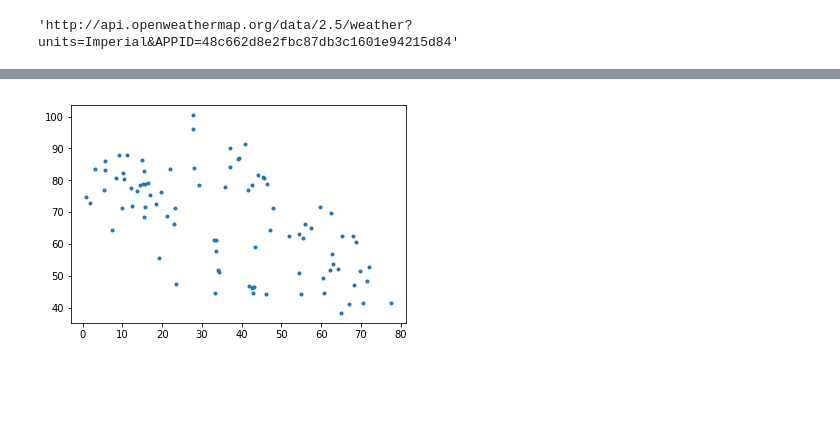
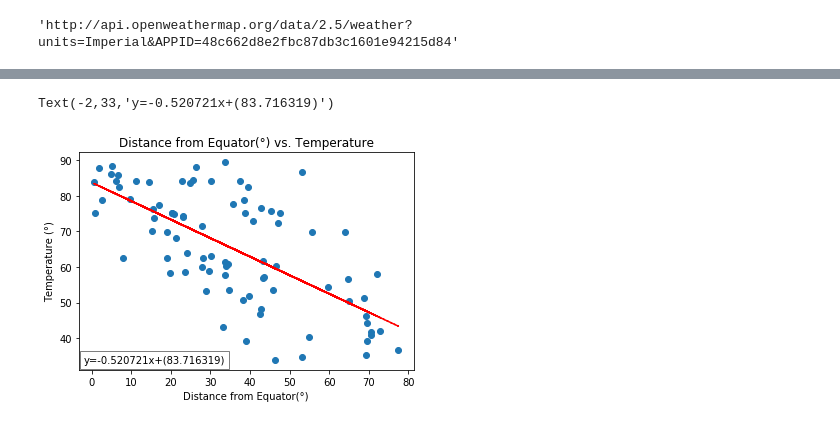
Before and after one commit to warnerm06/WeatherPy, a Jupyter notebook: WeatherPy_Solved_MEW.ipynb, the cells around one changed output, grey strips where cells are left out. Saved outputs shown, nothing was run; the diff lists cells and outputs as text; code cells hidden in the pictures; blank space fills up the shorter version.

Commit message:
graph labels added

```diff
--- a/WeatherPy_Solved_MEW.ipynb
+++ b/WeatherPy_Solved_MEW.ipynb
@@ -125,12 +129,35 @@ city_df_clean.head()
-# %%
-xax=city_df_clean['Distance From Equator']
-yax=city_df_clean['Temperature (F)']
-
-b, m = np.polyfit(xax, yax, 1)
-
-plt.plot(xax, yax, '.')
-plt.plot(xax, b + m * xax, '-')
-plt.show()
-# %% [output]
-[figure, removed]
+# %%
+xax=city_df_wo_nan['Distance From Equator']
+yax=city_df_wo_nan['Temperature (F)']
+
+
+
+fig1 = plt.figure()  # an empty figure with no axes
+
+ax1=fig1.add_subplot(1,1,1)
+
+
+
+
+ax1.scatter(xax,yax)
+# calc the trendline
+z = np.polyfit(xax, yax, 1)
+p = np.poly1d(z)
+ax1.plot(xax,p(xax),"r--")
+# the line equation:
+equation="y=%.6fx+(%.6f)"%(z[0],z[1])
+ax1.title.set_text(f"Distance from Equator({degree_sign}) vs. Temperature")
+ax1.set_ylabel(f'Temperature ({degree_sign})')
+ax1.set_xlabel(f"Distance from Equator({degree_sign})")
+ax1.text(-2,33,equation,bbox=dict(facecolor='white',alpha=0.5))
+#plt.plot(xax,yax,'o')
+
+# b, m = np.polyfit(xax, yax, 1)
+
+# plt.plot(xax, yax, '.')
+# plt.plot(xax, b + m * xax, '-')
+# plt.show()
+# %% [output]
+Text(-2,33,'y=-0.520721x+(83.716319)')
+[figure, added]
 # %%
```
Also changed, not shown: parts of 6 cells of this notebook, 1 other file.
